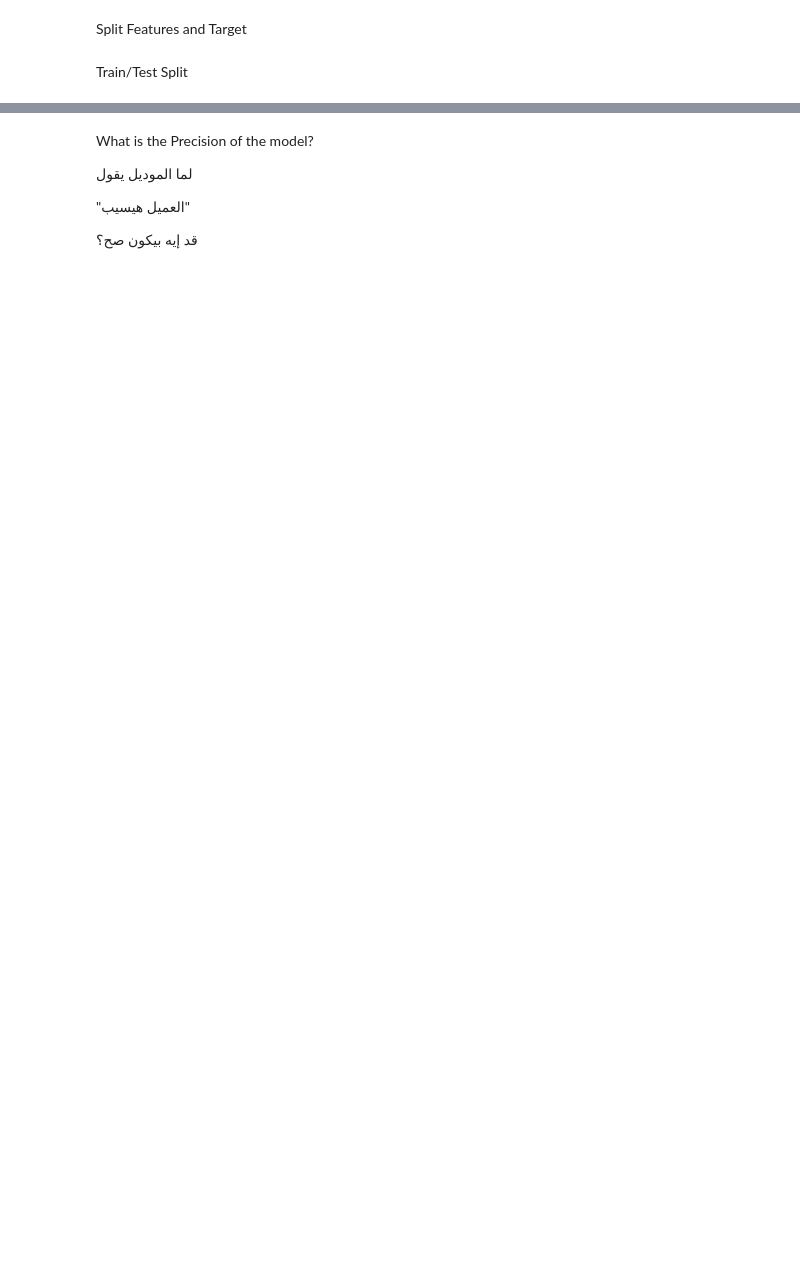
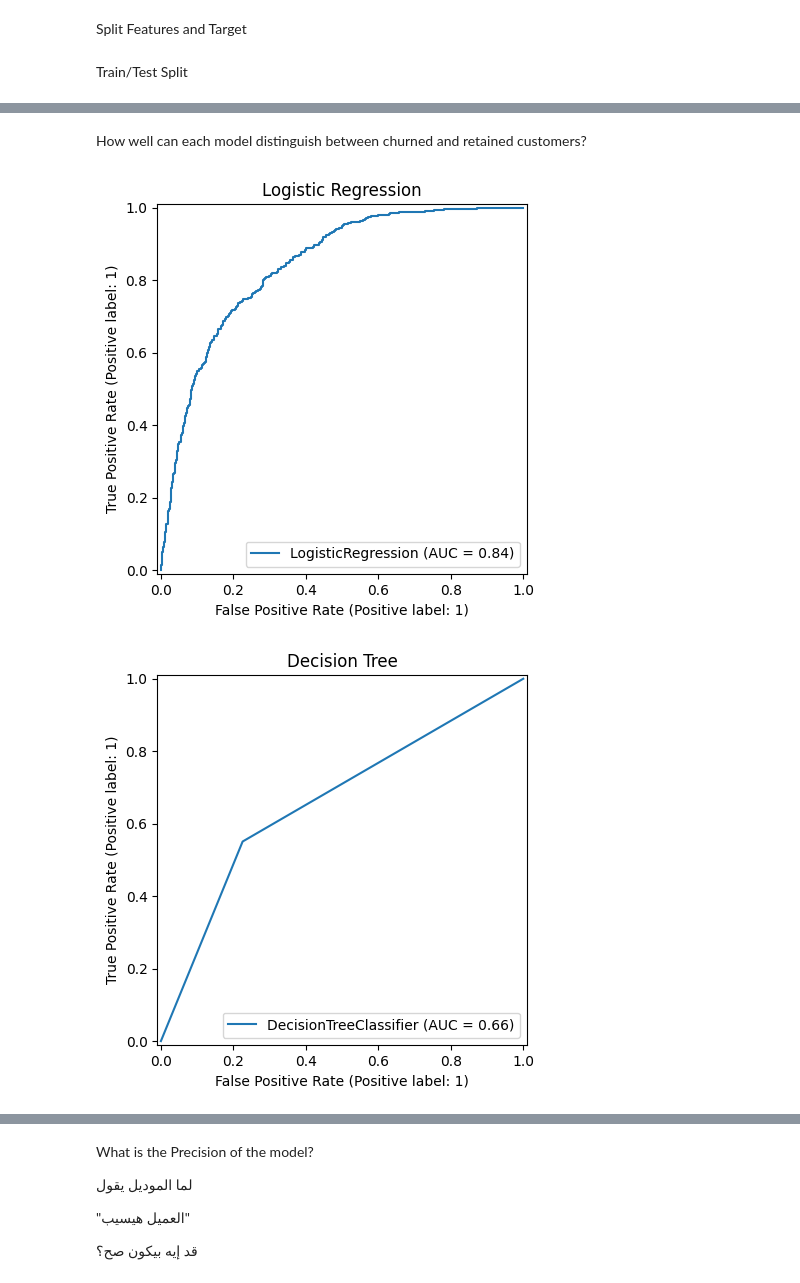
Before and after one commit to Dimiana112/-Customer-Churn-Prediction-and-Analysis-, a Jupyter notebook: NOTEBOOK/Machine Learning Model Development and Optimization/03_model_evaluation.ipynb, the cells around one changed output, grey strips where cells are left out. Drawn from its saved outputs; the diff is of its cells as text; code cells hidden in the pictures; blank space fills up the shorter version.

```diff
--- a/NOTEBOOK/Machine Learning Model Development and Optimization/03_model_evaluation.ipynb
+++ b/NOTEBOOK/Machine Learning Model Development and Optimization/03_model_evaluation.ipynb
@@ -56,0 +224,19 @@ Accuracy: 0.7917555081734187
+# %% [markdown]
+How well can each model distinguish between churned and retained customers?
+# %%
+for name, model in models.items():
+
+    model.fit(X_train_smote, y_train_smote)
+
+    RocCurveDisplay.from_estimator(
+        model,
+        X_test,
+        y_test
+    )
+
+    plt.title(name)
+
+    plt.show()
+# %% [output]
+[figure, added]
+[figure, added]
```
Also changed, not shown: parts of 39 cells of this notebook, 47 other files.
